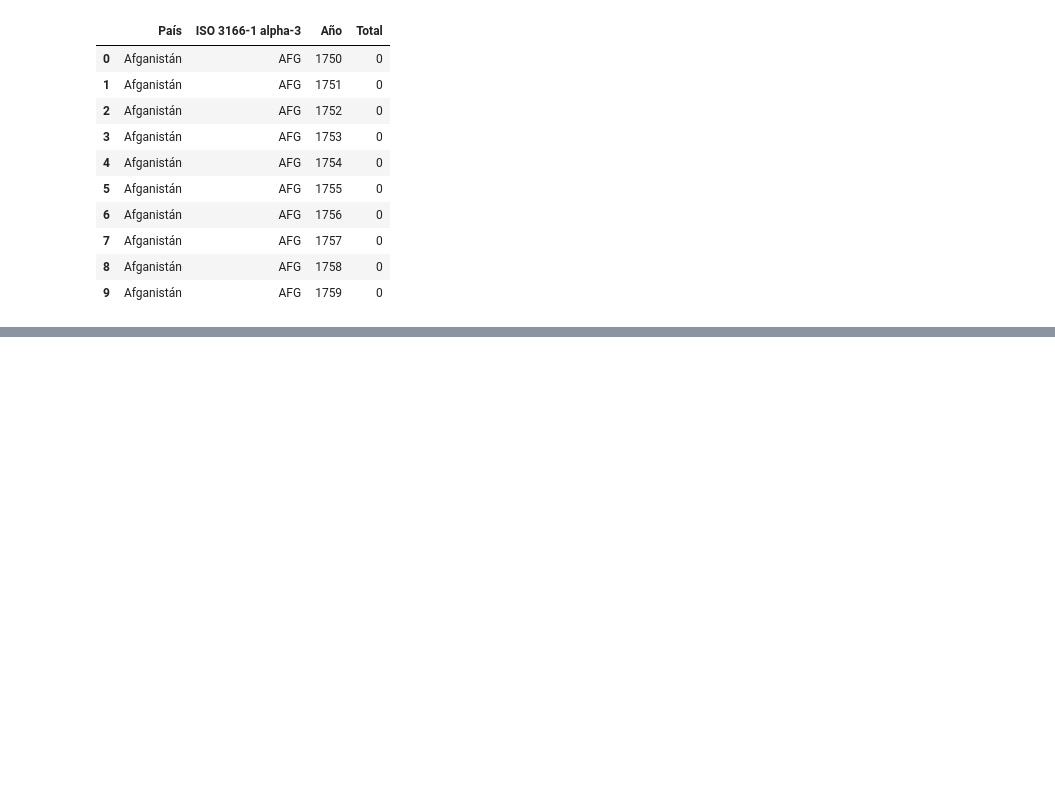
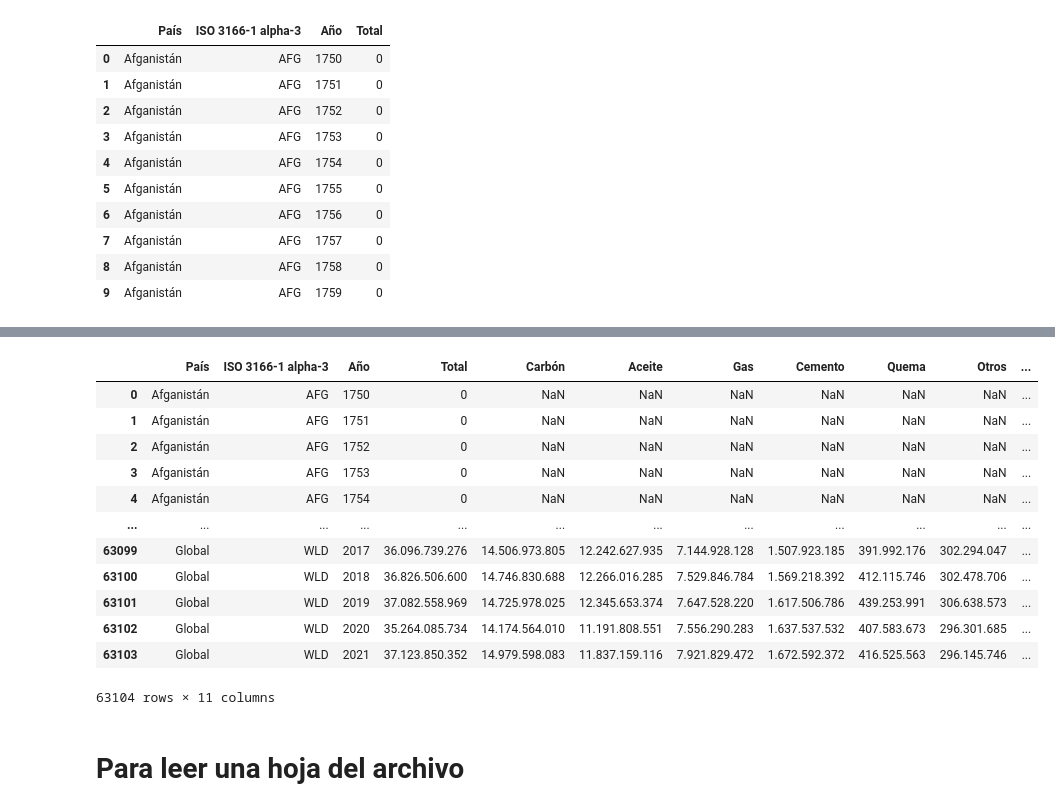
Before and after one commit to LejImkoaj/caracteristicas-basicas-pandas, a Jupyter notebook: caracteristicas-pandas/importando excel/importando_excel.ipynb, the cells around one changed output, grey strips where cells are left out. Cells and saved outputs as stored; diff of their text form; code cells hidden in the pictures; blank space fills up the shorter version.

Commit message:
leyendo archivos de google sheets

```diff
--- a/caracteristicas-pandas/importando excel/importando_excel.ipynb
+++ b/caracteristicas-pandas/importando excel/importando_excel.ipynb
@@ -67,0 +120,22 @@ intervalo
+# %%
+sheet_id = '1mSM41UfQHQjo2msBlHvQn8mYyYOm57rv5eHsUnlLvXM'
+url = f'https://docs.google.com/spreadsheets/d/{sheet_id}/gviz/tq?tqx=out:csv&sheet'
+# %%
+datos_co2 = pd.read_csv(url)
+datos_co2
+# %% [output]
+|  | País | ISO 3166-1 alpha-3 | Año | Total | Carbón | Aceite | Gas | Cemento | Quema | Otros | ... |
+| 0 | Afganistán | AFG | 1750 | 0 | NaN | NaN | NaN | NaN | NaN | NaN | ... |
+| 1 | Afganistán | AFG | 1751 | 0 | NaN | NaN | NaN | NaN | NaN | NaN | ... |
+| 2 | Afganistán | AFG | 1752 | 0 | NaN | NaN | NaN | NaN | NaN | NaN | ... |
+| 3 | Afganistán | AFG | 1753 | 0 | NaN | NaN | NaN | NaN | NaN | NaN | ... |
+| 4 | Afganistán | AFG | 1754 | 0 | NaN | NaN | NaN | NaN | NaN | NaN | ... |
+| ... | ... | ... | ... | ... | ... | ... | ... | ... | ... | ... | ... |
+| 63099 | Global | WLD | 2017 | 36.096.739.276 | 14.506.973.805 | 12.242.627.935 | 7.144.928.128 | 1.507.923.185 | 391.992.176 | 302.294.047 | ... |
+| 63100 | Global | WLD | 2018 | 36.826.506.600 | 14.746.830.688 | 12.266.016.285 | 7.529.846.784 | 1.569.218.392 | 412.115.746 | 302.478.706 | ... |
+| 63101 | Global | WLD | 2019 | 37.082.558.969 | 14.725.978.025 | 12.345.653.374 | 7.647.528.220 | 1.617.506.786 | 439.253.991 | 306.638.573 | ... |
+| 63102 | Global | WLD | 2020 | 35.264.085.734 | 14.174.564.010 | 11.191.808.551 | 7.556.290.283 | 1.637.537.532 | 407.583.673 | 296.301.685 | ... |
+| 63103 | Global | WLD | 2021 | 37.123.850.352 | 14.979.598.083 | 11.837.159.116 | 7.921.829.472 | 1.672.592.372 | 416.525.563 | 296.145.746 | ... |
+63104 rows × 11 columns
+# %% [markdown]
+# Para leer una hoja del archivo
```
Also changed, not shown: parts of 15 cells of this notebook, 1 other file.
